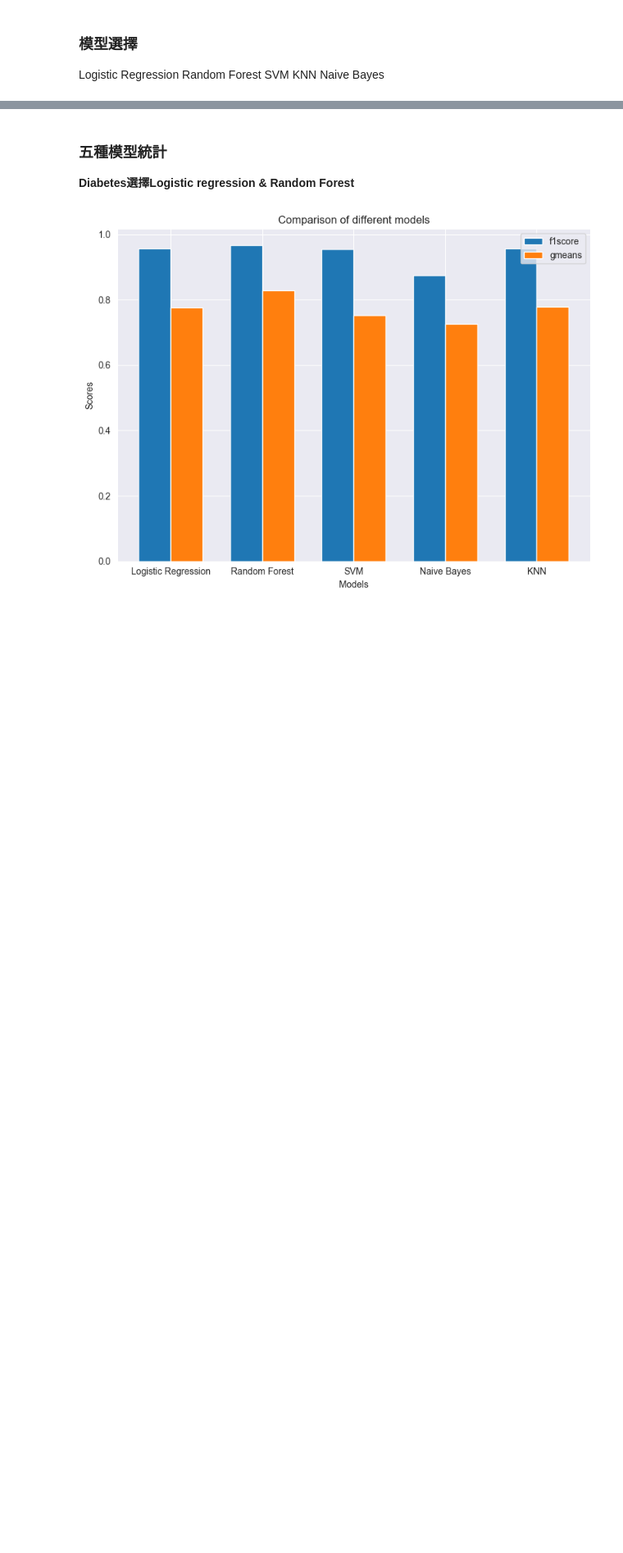
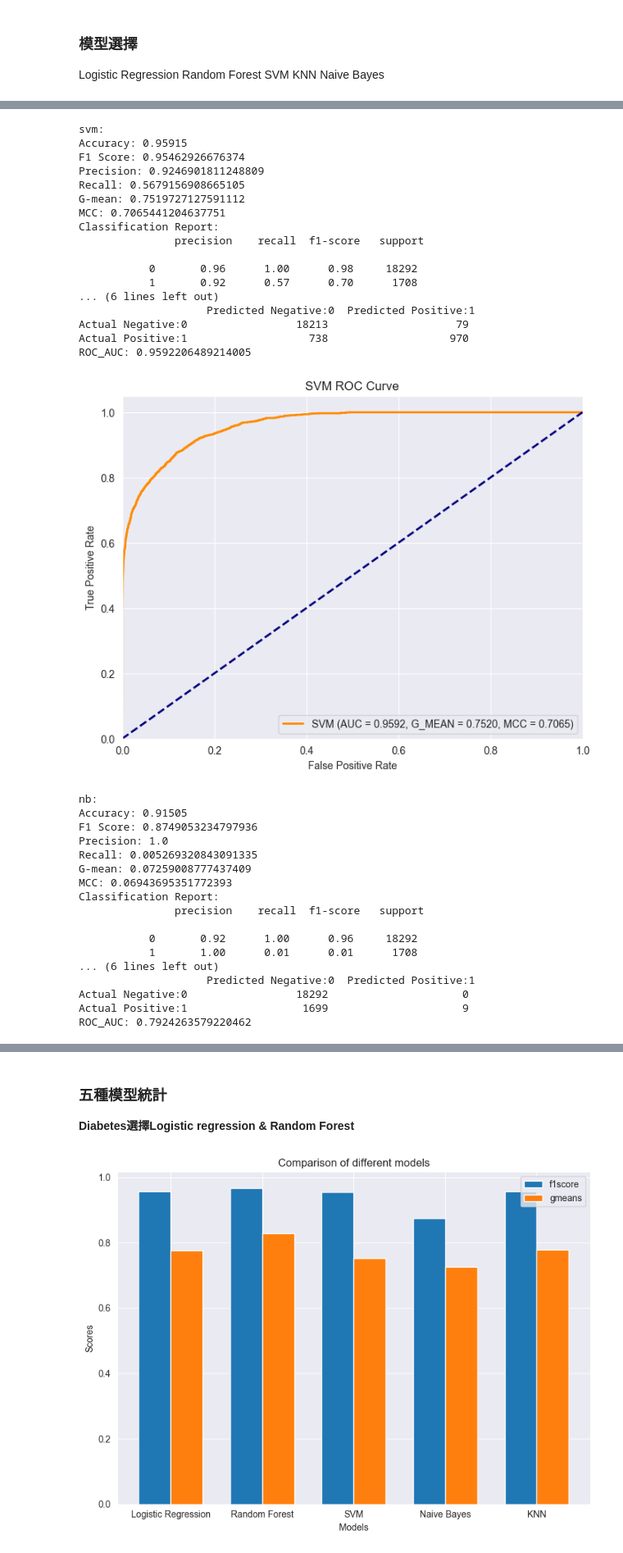
Before and after one commit to moonionn/sampling-method-project, a Jupyter notebook: firstpartModelSelect/modelselect_wine.ipynb, the cells around one changed output, grey strips where cells are left out. Shown at 82% size. Drawn from its saved outputs; the diff is of its cells as text; code cells hidden in the pictures; blank space fills up the shorter version.

```diff
--- a/firstpartModelSelect/modelselect_wine.ipynb
+++ b/firstpartModelSelect/modelselect_wine.ipynb
@@ -4,4 +4,6 @@
 選擇出兩個適合的模型進行下一步採樣比較。
 # %%
 import pandas as pd
-train_df = pd.read_csv('../newdataset/new_diabetes.csv')
+train_df_dia = pd.read_csv('../newdataset/new_diabetes.csv')
+train_df_wine = pd.read_csv('../newdataset/new_winequality.csv')
+train_df_wine.info
@@ -16,7 +36,8 @@ def split_data(df, target_column, test_size=0.2, random_state=42):
     y = df[target_column]
     X_train, X_test, y_train, y_test = train_test_split(X, y, test_size=test_size, random_state=random_state)
     return X_train, X_test, y_train, y_test
-X_train, X_test, y_train, y_test = split_data(train_df, 'diabetes')
+X_train_dia, X_test_dia, y_train_dia, y_test_dia = split_data(train_df_dia, 'diabetes')
+X_train_wine, X_test_wine, y_train_wine, y_test_wine = split_data(train_df_wine, 'quality')
 # %% [markdown]
 ## 特徵縮放
 # %%
@@ -38,4 +59,6 @@ def apply_minmax_scaler(X_train, X_test):
 
 # 使用範例:
 # X_train_scaled, X_test_scaled = apply_minmax_scaler(X_train, X_test)
-X_train_scaled, X_test_scaled = apply_minmax_scaler(X_train, X_test)
+X_train_scaled_dia, X_test_scaled_dia = apply_minmax_scaler(X_train_dia, X_test_dia)
+X_train_scaled_wine, X_test_scaled_wine = apply_minmax_scaler(X_train_wine, X_test_wine)
+print(X_train_scaled_wine.head())
@@ -303,10 +349,10 @@ def train_evaluate_knn (X_train, X_test, y_train, y_test, model_name='KNN'):
     plt.show()
 # %%
 # 輸出
-train_lr = train_evaluate_lr(X_train_scaled, X_test_scaled, y_train, y_test, model_name='lr')
-train_rf = train_evaluate_rf(X_train_scaled, X_test_scaled, y_train, y_test, model_name='rf')
-train_svm = train_evaluate_svm(X_train_scaled, X_test_scaled, y_train, y_test, model_name='svm')
-train_nb = train_evaluate_nb(X_train_scaled, X_test_scaled, y_train, y_test, model_name='nb')
-train_knn = train_evaluate_knn(X_train_scaled, X_test_scaled, y_train, y_test, model_name='KNN')
+train_lr = train_evaluate_lr(X_train_scaled_dia, X_test_scaled_dia, y_train_dia, y_test_dia, model_name='lr')
+train_rf = train_evaluate_rf(X_train_scaled_dia, X_test_scaled_dia, y_train_dia, y_test_dia, model_name='rf')
+train_svm = train_evaluate_svm(X_train_scaled_dia, X_test_scaled_dia, y_train_dia, y_test_dia, model_name='svm')
+train_nb = train_evaluate_nb(X_train_scaled_dia, X_test_scaled_dia, y_train_dia, y_test_dia, model_name='nb')
+train_knn = train_evaluate_knn(X_train_scaled_dia, X_test_scaled_dia, y_train_dia, y_test_dia, model_name='KNN')
 # %% [output]
 lr:
@@ -329,19 +375,54 @@ ROC_AUC: 0.9612246987587771
 [figure]
 rf:
 Accuracy: 0.96985
 F1 Score: 0.96770774618471
 Precision: 0.9416466826538769
 Recall: 0.689695550351288
 G-mean: 0.8288203077569357
 MCC: 0.7913962141331919
 Classification Report:
                precision    recall  f1-score   support
 
            0       0.97      1.00      0.98     18292
            1       0.94      0.69      0.80      1708
 ... (6 lines left out)
                     Predicted Negative:0  Predicted Positive:1
 Actual Negative:0                 18219                    73
 Actual Positive:1                   530                  1178
 ROC_AUC: 0.962623215841276
 [figure]
+svm:
+Accuracy: 0.95915
+F1 Score: 0.95462926676374
+Precision: 0.9246901811248809
+Recall: 0.5679156908665105
+G-mean: 0.7519727127591112
+MCC: 0.7065441204637751
+Classification Report:
+               precision    recall  f1-score   support
+
+           0       0.96      1.00      0.98     18292
+           1       0.92      0.57      0.70      1708
+... (6 lines left out)
+                    Predicted Negative:0  Predicted Positive:1
+Actual Negative:0                 18213                    79
+Actual Positive:1                   738                   970
+ROC_AUC: 0.9592206489214005
+[figure, added]
+nb:
+Accuracy: 0.91505
+F1 Score: 0.8749053234797936
+Precision: 1.0
+Recall: 0.005269320843091335
+G-mean: 0.07259008777437409
+MCC: 0.06943695351772393
+Classification Report:
+               precision    recall  f1-score   support
+
+           0       0.92      1.00      0.96     18292
+           1       1.00      0.01      0.01      1708
+... (6 lines left out)
+                    Predicted Negative:0  Predicted Positive:1
+Actual Negative:0                 18292                     0
+Actual Positive:1                  1699                     9
+ROC_AUC: 0.7924263579220462
```
Also changed, not shown: parts of 12 cells of this notebook, 15 other files.
